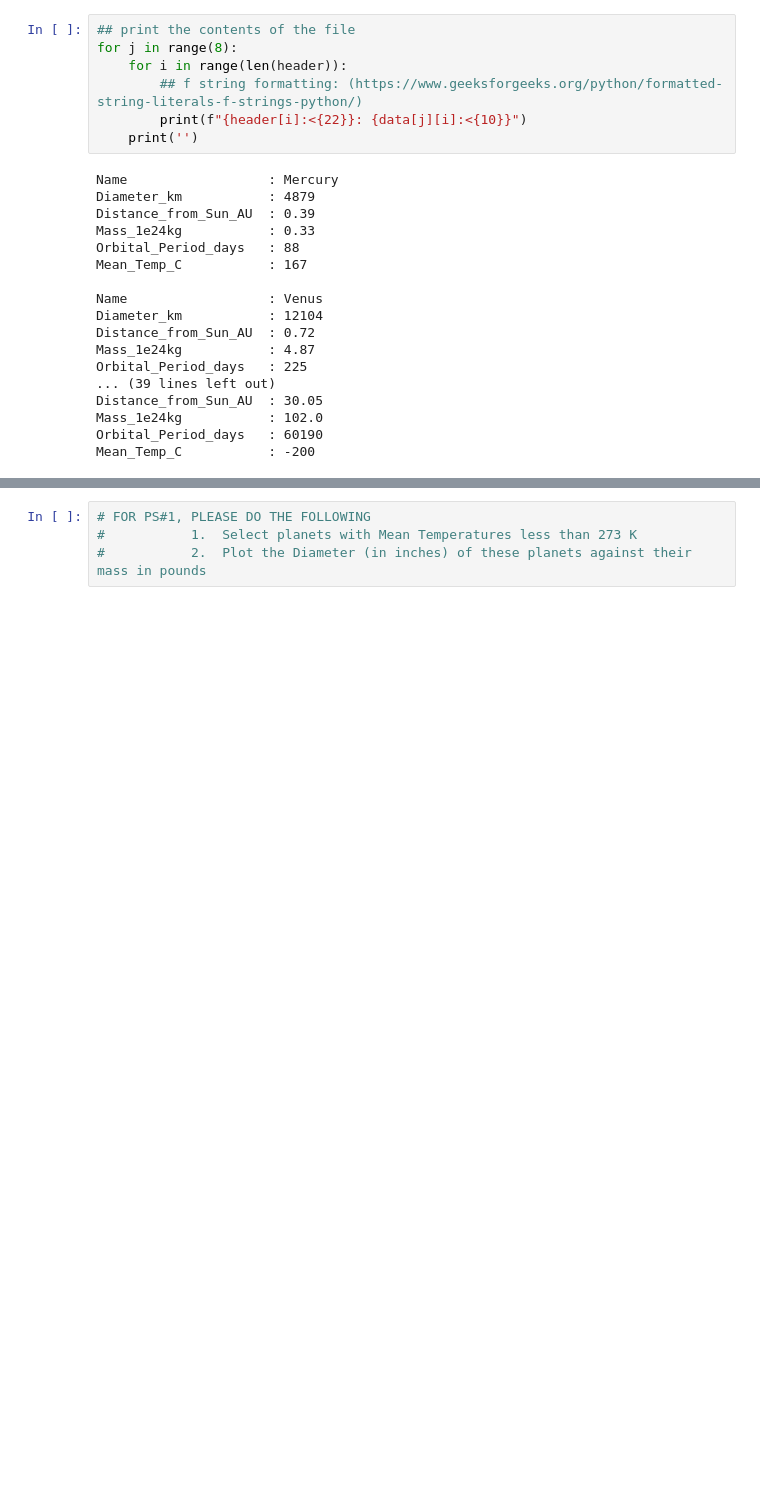
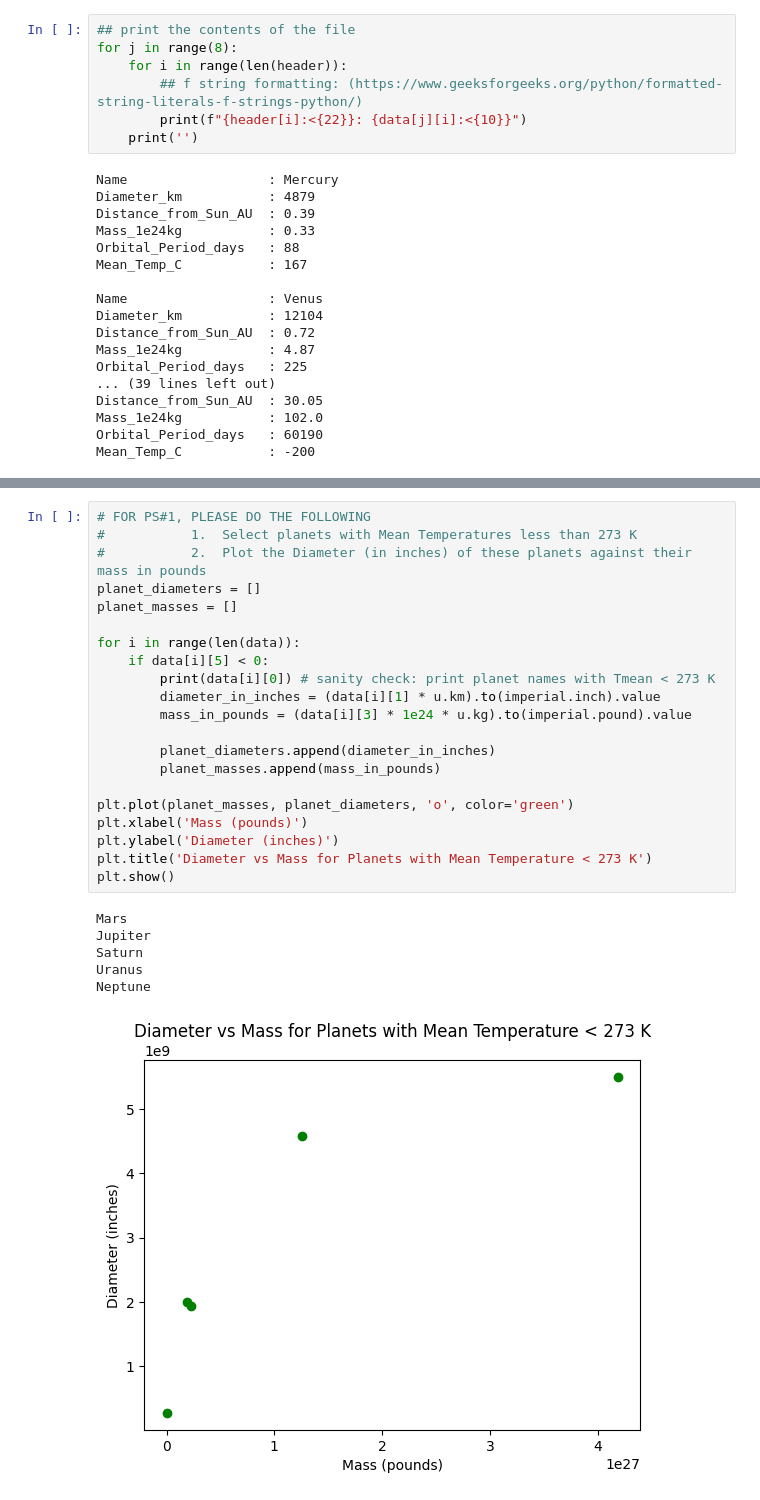
Before and after one commit to zangston/ASTR-5140, a Jupyter notebook: PS1_notebook.ipynb, the cells around one changed output, grey strips where cells are left out. Saved outputs shown, nothing was run; the diff lists cells and outputs as text; blank space fills up the shorter version.

```diff
--- a/PS1_notebook.ipynb
+++ b/PS1_notebook.ipynb
@@ -128,4 +143,28 @@ Mean_Temp_C           : -200
-# %%
-# FOR PS#1, PLEASE DO THE FOLLOWING
-#           1.  Select planets with Mean Temperatures less than 273 K
-#           2.  Plot the Diameter (in inches) of these planets against their mass in pounds
+# %%
+# FOR PS#1, PLEASE DO THE FOLLOWING
+#           1.  Select planets with Mean Temperatures less than 273 K
+#           2.  Plot the Diameter (in inches) of these planets against their mass in pounds
+planet_diameters = []
+planet_masses = []
+
+for i in range(len(data)):
+    if data[i][5] < 0:
+        print(data[i][0]) # sanity check: print planet names with Tmean < 273 K
+        diameter_in_inches = (data[i][1] * u.km).to(imperial.inch).value
+        mass_in_pounds = (data[i][3] * 1e24 * u.kg).to(imperial.pound).value
+
+        planet_diameters.append(diameter_in_inches)
+        planet_masses.append(mass_in_pounds)
+
+plt.plot(planet_masses, planet_diameters, 'o', color='green')
+plt.xlabel('Mass (pounds)')
+plt.ylabel('Diameter (inches)')
+plt.title('Diameter vs Mass for Planets with Mean Temperature < 273 K')
+plt.show()
+# %% [output]
+Mars
+Jupiter
+Saturn
+Uranus
+Neptune
+[figure, added]
```
Also changed, not shown: parts of 4 cells of this notebook.
